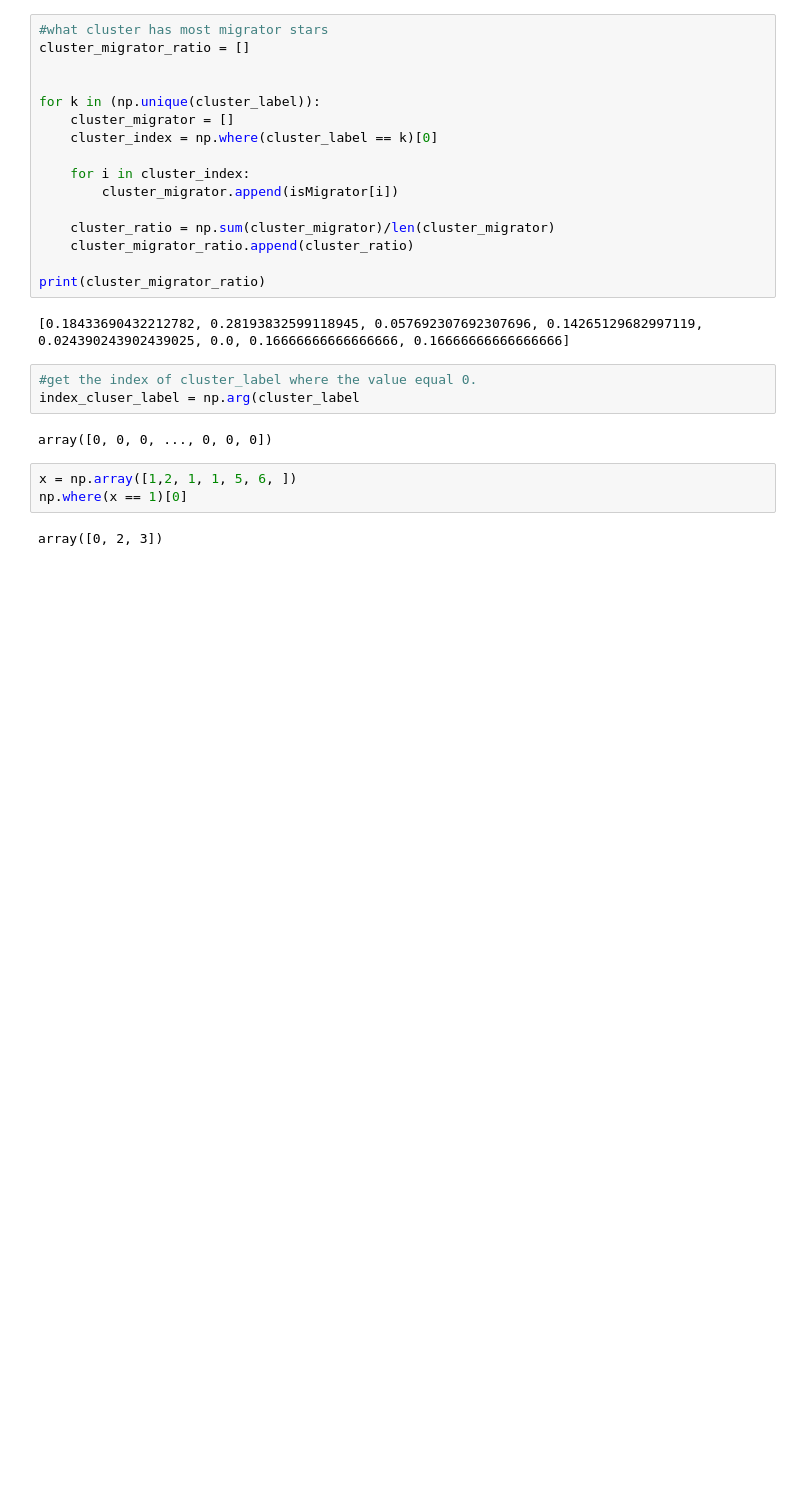
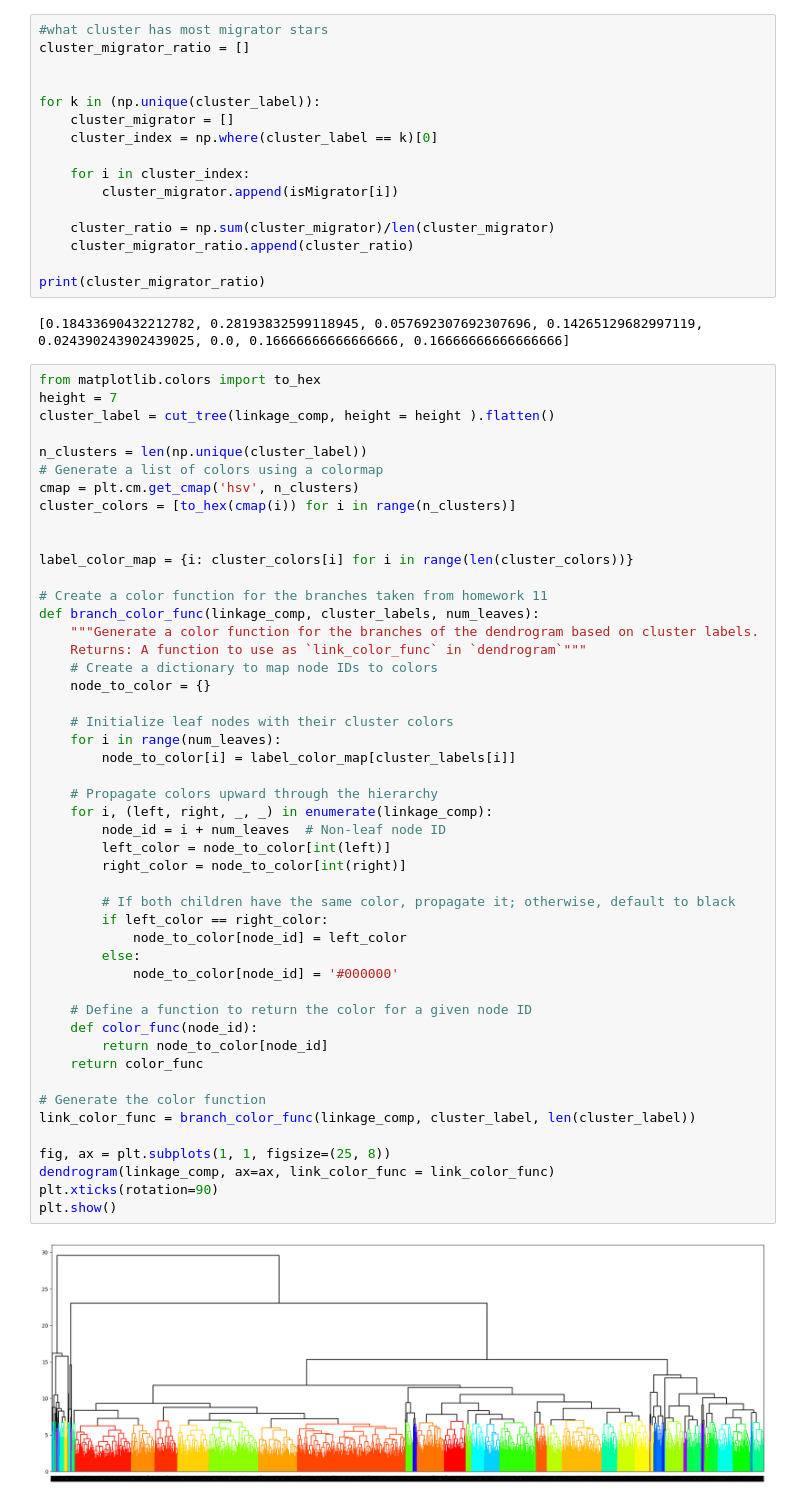
Before and after one commit to Chrillemis/AppStatProject, a Jupyter notebook: Clustering/Clustering.ipynb, the cells around one changed output. Saved outputs shown, nothing was run; the diff lists cells and outputs as text; blank space fills up the shorter version.

Commit message:
final clustering

```diff
--- a/Clustering/Clustering.ipynb
+++ b/Clustering/Clustering.ipynb
@@ -189,13 +186,53 @@ for k in (np.unique(cluster_label)):
 print(cluster_migrator_ratio)
 # %% [output]
 [0.18433690432212782, 0.28193832599118945, 0.057692307692307696, 0.14265129682997119, 0.024390243902439025, 0.0, 0.16666666666666666, 0.16666666666666666]
-# %%
-#get the index of cluster_label where the value equal 0.
-index_cluser_label = np.arg(cluster_label
-# %% [output]
-array([0, 0, 0, ..., 0, 0, 0])
-# %%
-x = np.array([1,2, 1, 1, 5, 6, ])
-np.where(x == 1)[0]
-# %% [output]
-array([0, 2, 3])
+# %%
+from matplotlib.colors import to_hex
+height = 7
+cluster_label = cut_tree(linkage_comp, height = height ).flatten()
+
+n_clusters = len(np.unique(cluster_label))
+# Generate a list of colors using a colormap
+cmap = plt.cm.get_cmap('hsv', n_clusters)
+cluster_colors = [to_hex(cmap(i)) for i in range(n_clusters)]
+
+
+label_color_map = {i: cluster_colors[i] for i in range(len(cluster_colors))}
+
+# Create a color function for the branches taken from homework 11
+def branch_color_func(linkage_comp, cluster_labels, num_leaves):
+    """Generate a color function for the branches of the dendrogram based on cluster labels.
+    Returns: A function to use as `link_color_func` in `dendrogram`"""
+    # Create a dictionary to map node IDs to colors
+    node_to_color = {}
+
+    # Initialize leaf nodes with their cluster colors
+    for i in range(num_leaves):
+        node_to_color[i] = label_color_map[cluster_labels[i]]
+
+    # Propagate colors upward through the hierarchy
+    for i, (left, right, _, _) in enumerate(linkage_comp):
+        node_id = i + num_leaves  # Non-leaf node ID
+        left_color = node_to_color[int(left)]
+        right_color = node_to_color[int(right)]
+
+        # If both children have the same color, propagate it; otherwise, default to black
+        if left_color == right_color:
+            node_to_color[node_id] = left_color
+        else:
+            node_to_color[node_id] = '#000000'
+
+    # Define a function to return the color for a given node ID
+    def color_func(node_id):
+        return node_to_color[node_id]
+    return color_func
+
+# Generate the color function
+link_color_func = branch_color_func(linkage_comp, cluster_label, len(cluster_label))
+
+fig, ax = plt.subplots(1, 1, figsize=(25, 8))
+dendrogram(linkage_comp, ax=ax, link_color_func = link_color_func)
+plt.xticks(rotation=90)
+plt.show()
+# %% [output]
+[figure, added]
```
Also changed, not shown: parts of 4 cells of this notebook.
